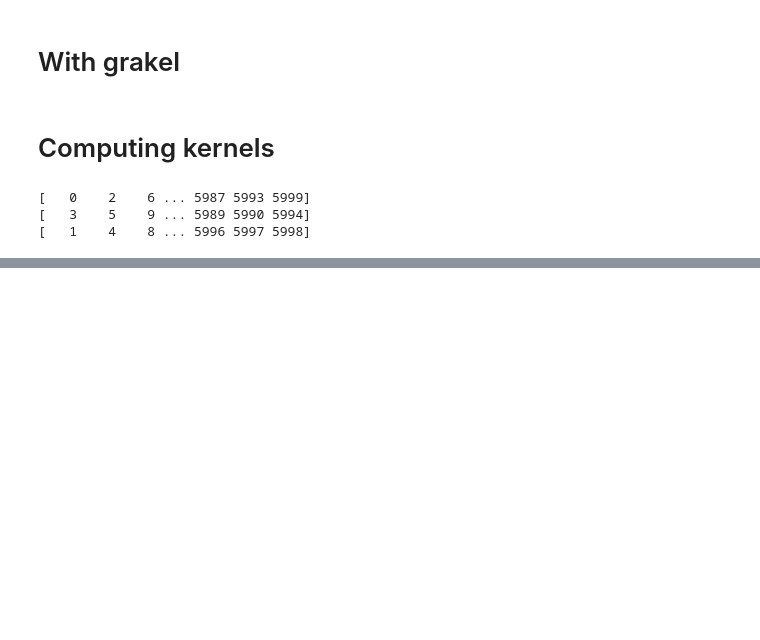
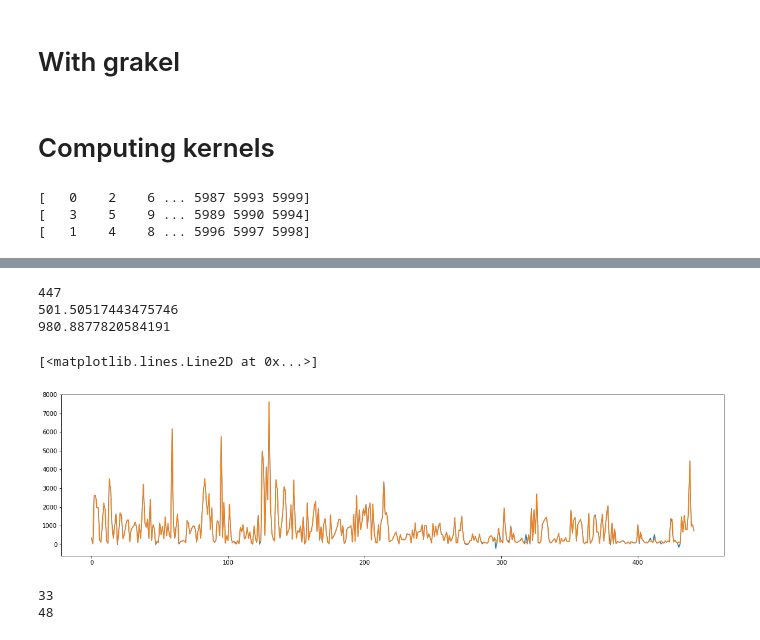
Before and after one commit to G-Horent/Kaggle_Kernelv2, a Jupyter notebook: test_functions.ipynb, the cells around one changed output, grey strips where cells are left out. Cells and saved outputs as stored; diff of their text form; code cells hidden in the pictures; blank space fills up the shorter version.

Commit message:
Code to tackle errors in RWKernel computations, & Balanced SVM

```diff
--- a/test_functions.ipynb
+++ b/test_functions.ipynb
@@ -242,0 +366,6 @@ np.save(f"saved/RandomWalkKernel_outer_3_subsets_1submi_{now_str}_idx_train.npy"
+# %%
+for i in range(1, 2000):
+    ev = np.linalg.eigvalsh(K[:i,:i])
+    if ev.min() < 0:
+        break
+i
@@ -242,0 +546,38 @@ np.save(f"saved/RandomWalkKernel_outer_3_subsets_1submi_{now_str}_idx_train.npy"
+# %%
+print(np.count_nonzero(rwk.errors))
+mask_errors = rwk.errors !=0
+print(np.median(ktest[mask_errors]))
+print(np.median(ktest[~mask_errors]))
+
+# plt.hist(ktest[~mask_errors], range=[-2e4, 2e4], bins=50, density=True)
+# plt.hist(ktest[mask_errors] , range=[-2e4, 2e4], bins=50, density=True, alpha=0.7, rwidth=0.8);
+# %% [output]
+447
+501.50517443475746
+980.8877820584191
+# %%
+processed_graphs = np.array([rwk.filter_graph(g) for g in sub_graphs[:200]])
+
+rwk_slow = kc.RandomWalkKernel(0.95, fast=False)
+k_slow = []
+for i, j in tqdm(zip(*np.nonzero(rwk.errors))):
+    k_res, info = rwk_slow.kernel_eval(processed_graphs[i], processed_graphs[j])
+    k_slow.append(k_res)
+    if info != 0:
+        print(i,j,info, k_res)
+# %%
+error_indices = np.nonzero(rwk.errors)
+k_slow = np.array(k_slow)
+k_fast = ktest[error_indices]
+idx = np.abs(k_fast) < 1e4
+plt.figure(figsize=(20, 5))
+plt.plot(k_fast[idx])
+plt.plot(k_slow[idx])
+# %% [output]
+[<matplotlib.lines.Line2D at 0x...>]
+[figure, added]
+# %%
+M, lin_op = my_kernel_eval(sub_graphs[177], sub_graphs[972], 0.95, fast=True)
+# %% [output]
+33
+48
```
Also changed, not shown: parts of 28 cells of this notebook, 3 other files.
